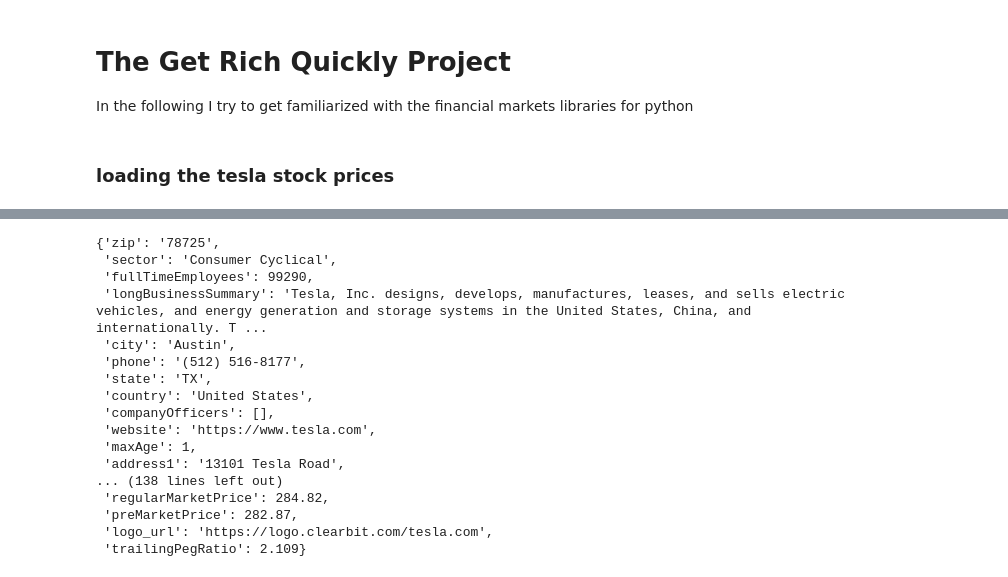
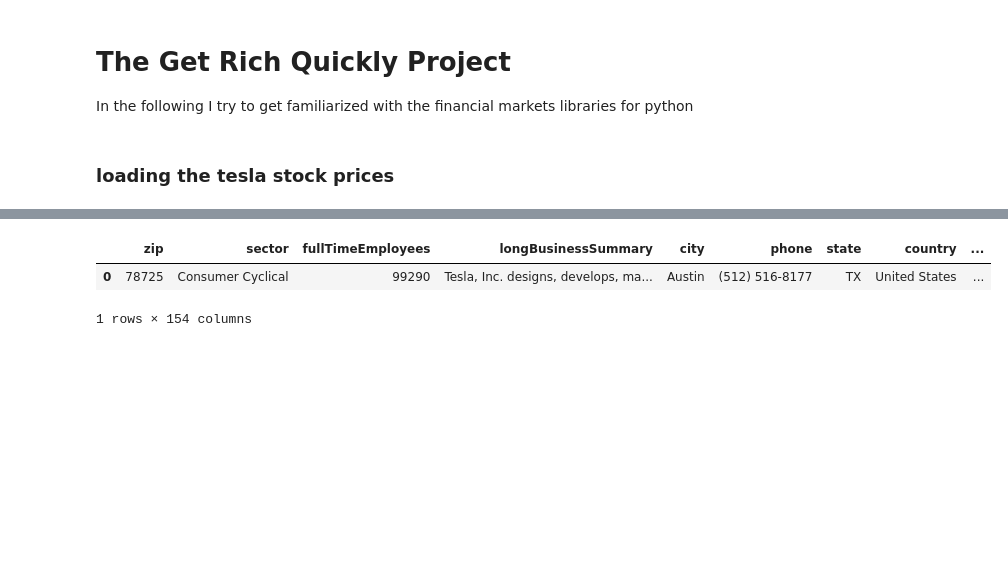
Before and after one commit to Gyrst/The-Get-Rich-Quickly-Project, a Jupyter notebook: playground101.ipynb, the cells around one changed output, grey strips where cells are left out. Cells and saved outputs as stored; diff of their text form; code cells hidden in the pictures; blank space fills up the shorter version.

```diff
--- a/playground101.ipynb
+++ b/playground101.ipynb
@@ -22,20 +28,8 @@ previous close price  288.09
-# %%
-stock_info
-# %% [output]
-{'zip': '78725',
- 'sector': 'Consumer Cyclical',
- 'fullTimeEmployees': 99290,
- 'longBusinessSummary': 'Tesla, Inc. designs, develops, manufactures, leases, and sells electric vehicles, and energy generation and storage systems in the United States, China, and internationally. T ...
- 'city': 'Austin',
- 'phone': '(512) 516-8177',
- 'state': 'TX',
- 'country': 'United States',
- 'companyOfficers': [],
- 'website': 'https://www.tesla.com',
- 'maxAge': 1,
- 'address1': '13101 Tesla Road',
-... (138 lines left out)
- 'regularMarketPrice': 284.82,
- 'preMarketPrice': 282.87,
- 'logo_url': 'https://logo.clearbit.com/tesla.com',
- 'trailingPegRatio': 2.109}
+# %%
+df = pd.DataFrame([stock_info])
+# %%
+df
+# %% [output]
+|  | zip | sector | fullTimeEmployees | longBusinessSummary | city | phone | state | country | ... |
+| 0 | 78725 | Consumer Cyclical | 99290 | Tesla, Inc. designs, develops, ma... | Austin | (512) 516-8177 | TX | United States | ... |
+1 rows × 154 columns
```
Also changed, not shown: parts of 11 cells of this notebook, 2 other files.
